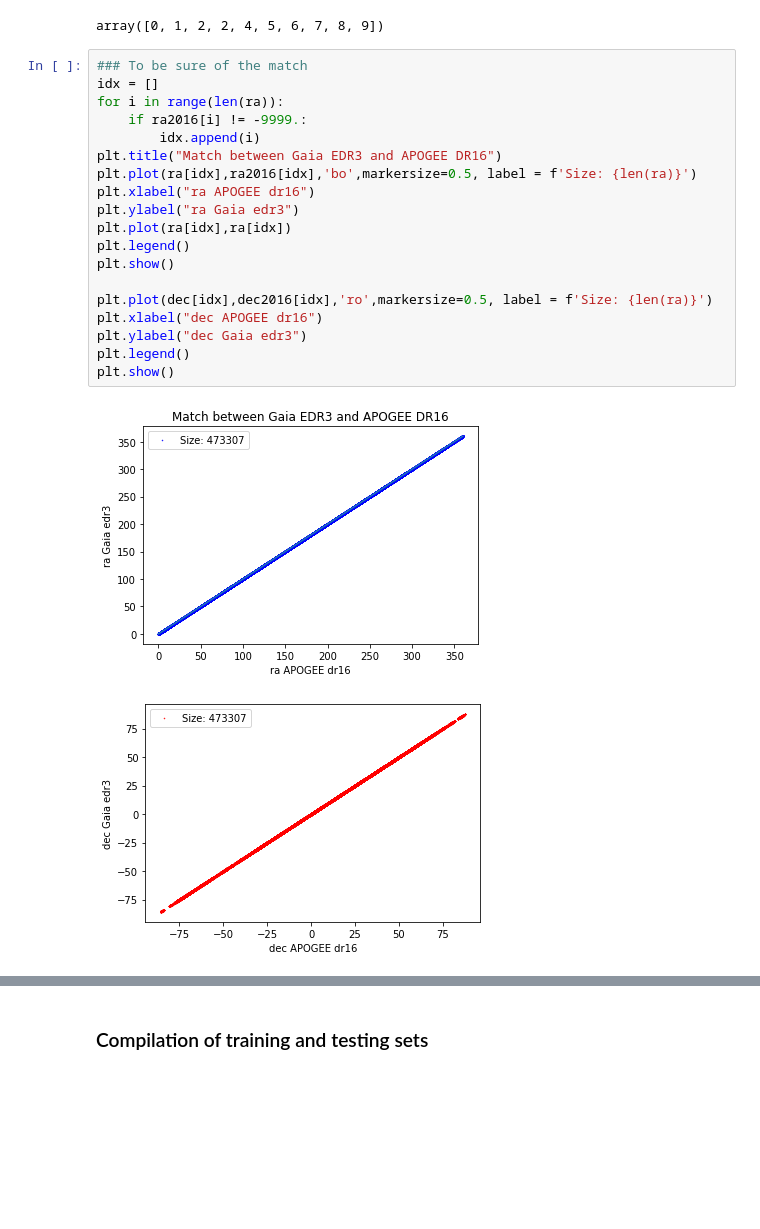
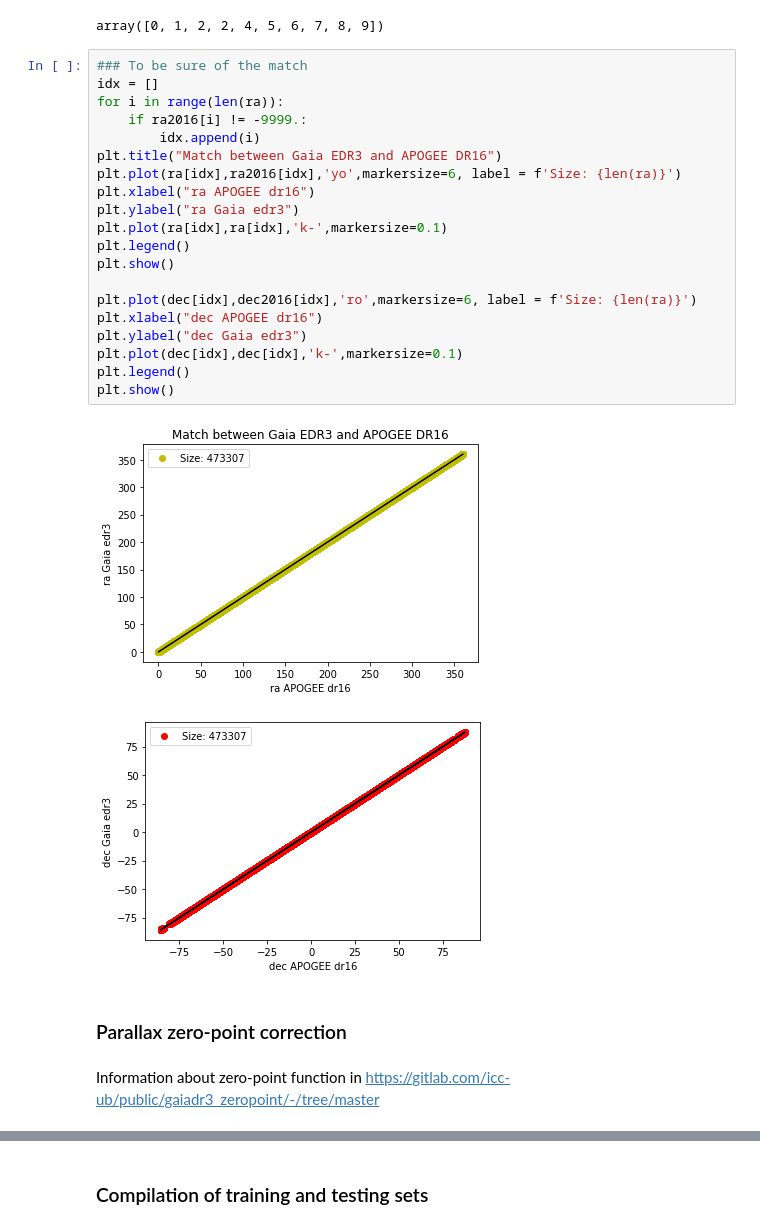
Before and after one commit to anellcornejo/AstroML, a Jupyter notebook: Data-Processing/Datasets_Data_Reduction.ipynb, the cells around one changed output, grey strips where cells are left out. Saved outputs shown, nothing was run; the diff lists cells and outputs as text; blank space fills up the shorter version.

```diff
--- a/Data-Processing/Datasets_Data_Reduction.ipynb
+++ b/Data-Processing/Datasets_Data_Reduction.ipynb
@@ -162,22 +184,27 @@ array([0, 1, 2, 2, 4, 5, 6, 7, 8, 9])
 # %%
 ### To be sure of the match
 idx = []
 for i in range(len(ra)):
     if ra2016[i] != -9999.:
         idx.append(i)
 plt.title("Match between Gaia EDR3 and APOGEE DR16")
-plt.plot(ra[idx],ra2016[idx],'bo',markersize=0.5, label = f'Size: {len(ra)}')
+plt.plot(ra[idx],ra2016[idx],'yo',markersize=6, label = f'Size: {len(ra)}')
 plt.xlabel("ra APOGEE dr16")
 plt.ylabel("ra Gaia edr3")
-plt.plot(ra[idx],ra[idx])
+plt.plot(ra[idx],ra[idx],'k-',markersize=0.1)
 plt.legend()
 plt.show()
 
-plt.plot(dec[idx],dec2016[idx],'ro',markersize=0.5, label = f'Size: {len(ra)}')
+plt.plot(dec[idx],dec2016[idx],'ro',markersize=6, label = f'Size: {len(ra)}')
 plt.xlabel("dec APOGEE dr16")
 plt.ylabel("dec Gaia edr3")
+plt.plot(dec[idx],dec[idx],'k-',markersize=0.1)
 plt.legend()
 plt.show()
 # %% [output]
-[figure, old version]
+[figure, new version]
-[figure, old version]
+[figure, new version]
+# %% [markdown]
+### Parallax zero-point correction
+# %% [markdown]
+Information about zero-point function in https://gitlab.com/icc-ub/public/gaiadr3_zeropoint/-/tree/master
```
Also changed, not shown: parts of 17 cells of this notebook.
